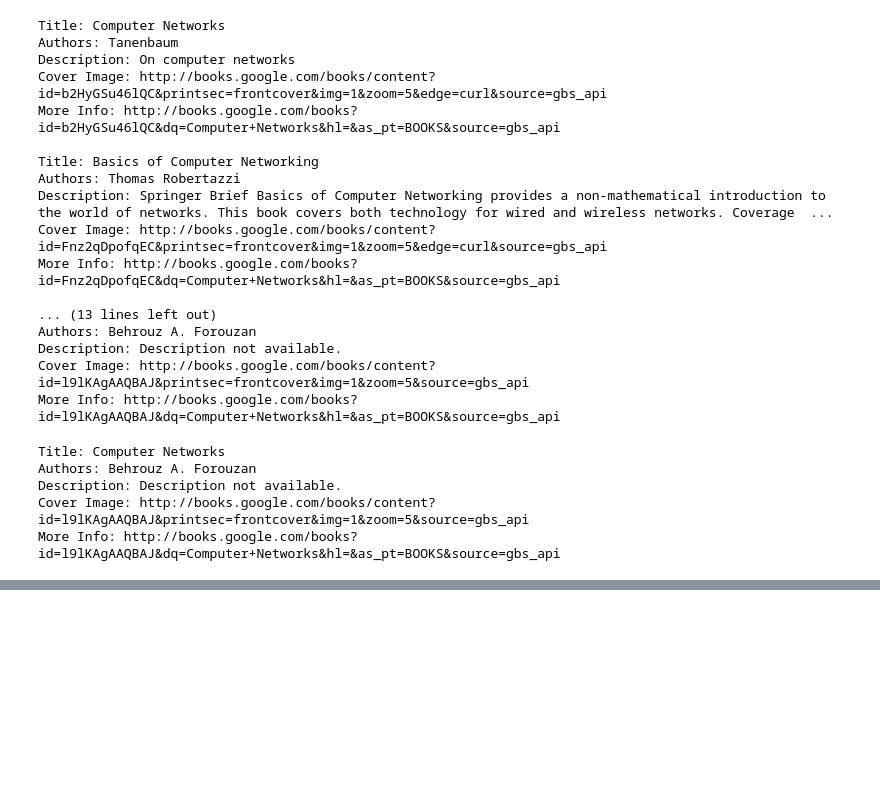
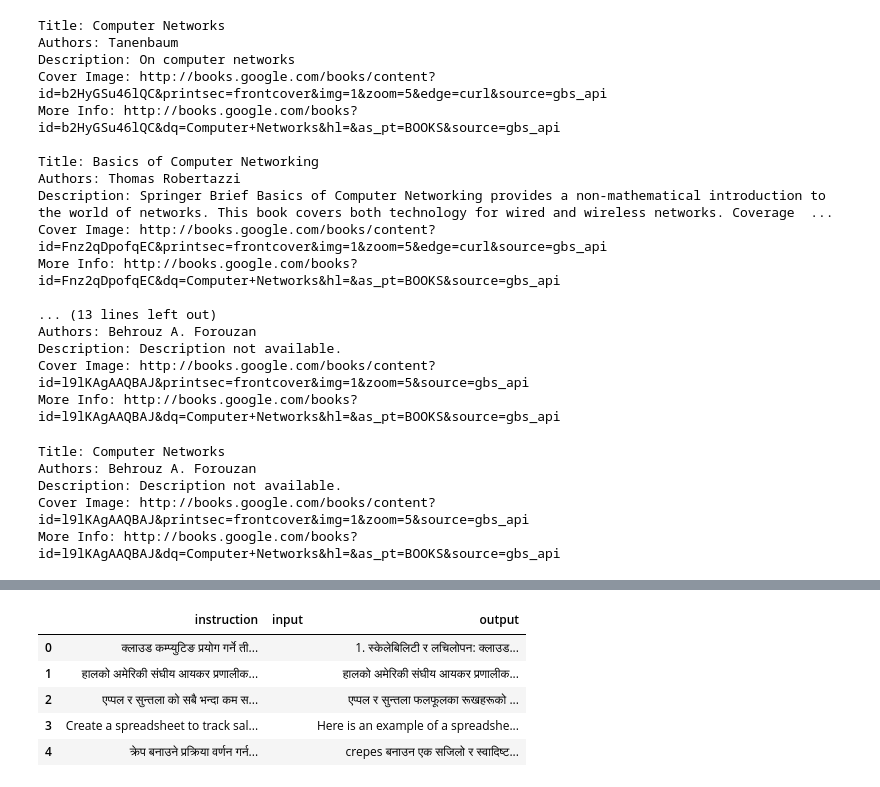
Before and after one commit to kecitclub/GAPP, a Jupyter notebook: test.ipynb, the cells around one changed output, grey strips where cells are left out. Cells and saved outputs as stored; diff of their text form; code cells hidden in the pictures; blank space fills up the shorter version.

```diff
--- a/test.ipynb
+++ b/test.ipynb
@@ -136,0 +500,9 @@ More Info: http://books.google.com/books?id=l9lKAgAAQBAJ&dq=Computer+Networks&hl
+# %%
+df_nepali.head()
+# %% [output]
+|  | instruction | input | output |
+| 0 | क्लाउड कम्प्युटिङ प्रयोग गर्ने ती... |  | 1. स्केलेबिलिटी र लचिलोपन: क्लाउड... |
+| 1 | हालको अमेरिकी संघीय आयकर प्रणालीक... |  | हालको अमेरिकी संघीय आयकर प्रणालीक... |
+| 2 | एप्पल र सुन्तला को सबै भन्दा कम स... |  | एप्पल र सुन्तला फलफूलका रूखहरूको ... |
+| 3 | Create a spreadsheet to track sal... |  | Here is an example of a spreadshe... |
+| 4 | क्रेप बनाउने प्रक्रिया वर्णन गर्न... |  | crepes बनाउन एक सजिलो र स्वादिष्ट... |
```
Also changed, not shown: parts of 49 cells of this notebook, 6 other files.
